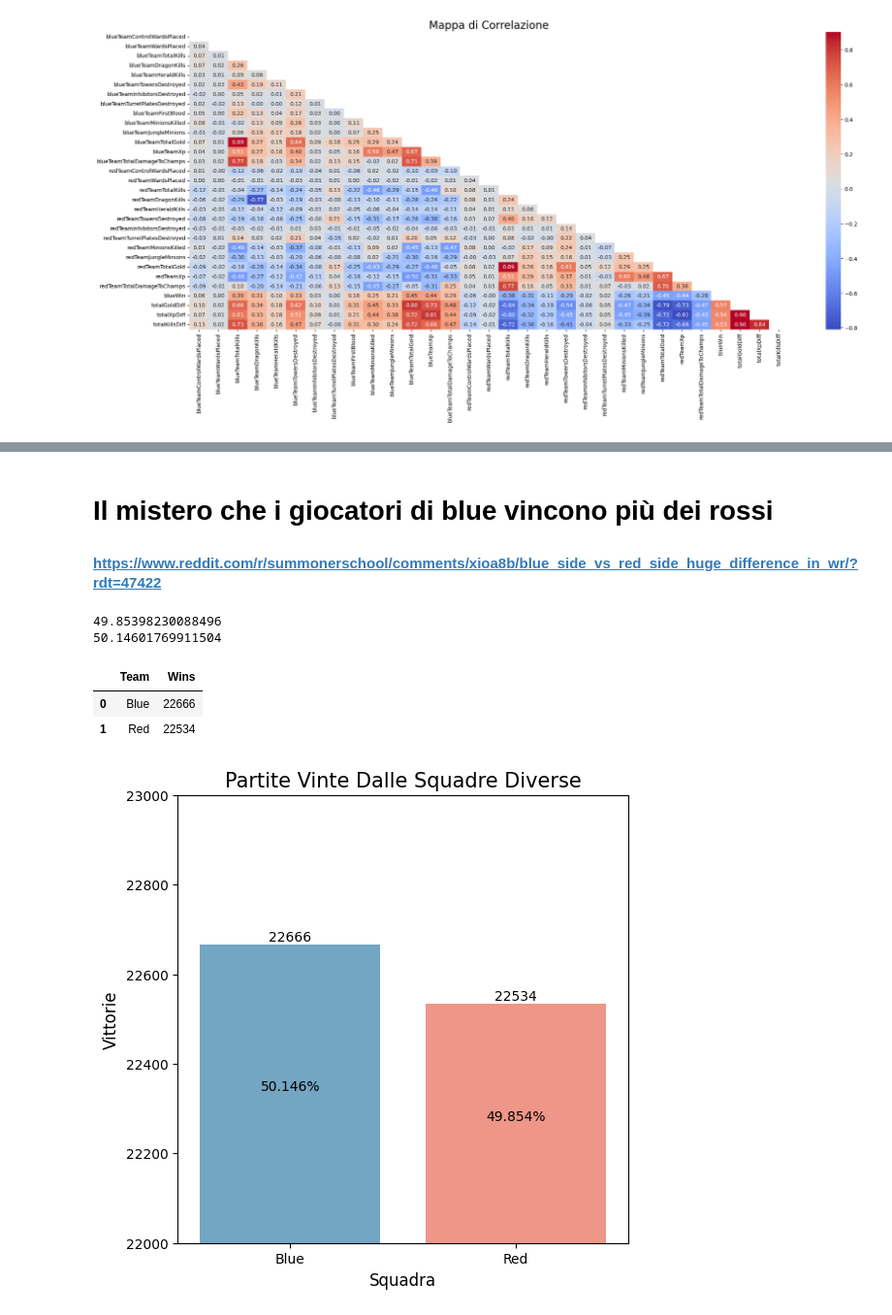
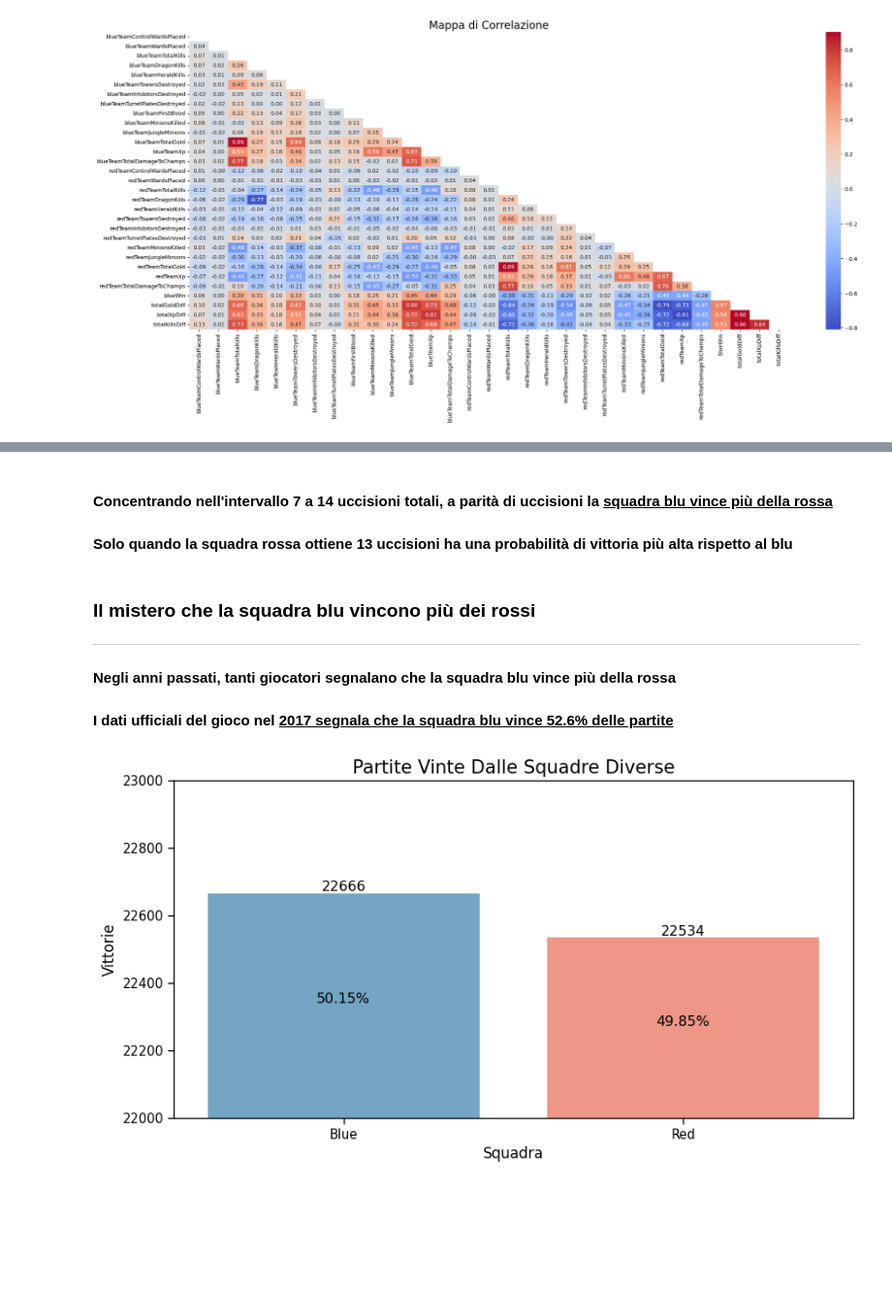
Before and after one commit to KOlCIqwq/Data_Science_Project, a Jupyter notebook: Final_Project/Main.ipynb, the cells around one changed output, grey strips where cells are left out. Shown at 97% size. Cells and saved outputs as stored; diff of their text form; code cells hidden in the pictures; blank space fills up the shorter version.

```diff
--- a/Final_Project/Main.ipynb
+++ b/Final_Project/Main.ipynb
@@ -249,7 +290,7 @@ kills_win_rates = pd.concat((bkills_win_rates,rkills_win_rates))
 kills_win_rates['team'] = 'blue'
 kills_win_rates.loc[39:, 'team'] = 'red'
 kills_win_rates['TotalKills'] = kills_win_rates['blueTeamTotalKills'].astype(int)
-display(kills_win_rates)
+#display(kills_win_rates)
 
 plt.figure(figsize=(15,6))
 darker_palette = {"blue": '#2166ac', "red": "#b2182b"}
@@ -259,9 +300,21 @@ for i, bar in enumerate(ax.patches):
     if 6.5 <= x <= 14.5:
         team = kills_win_rates.iloc[i % len(kills_win_rates)]['team']
         bar.set_color(darker_palette[team])
-plt.xlim(0,31)
-plt.title("Quante Uccisioni Servono Per Vincere La Partita", fontsize=20)
-plt.xlabel('Uccisioni Totali', fontsize=15)
-plt.ylabel('Percentuale di vittoria(%)', fontsize=15)
-#sns.lineplot(data=kills_win_rates,x="TotalKills", y = "Win_Rate", color="red", marker="o")
+count = 0
+for p in ax.patches:
+    if count == 9 or count == 12 or count == 15:
+        height = p.get_height()
+        ax.text(
+            x = p.get_x() + p.get_width() / 2.,
+            y = height + 1.5,
+            s = '{:1.0f}'.format(height) + "%",
+            ha="center",
+            va="bottom"
+        )
+    count+=1
+# Adding semicol. to suppress the output of labels
+plt.xlim(0,31);
+plt.title("Quante Uccisioni Servono Per Vincere La Partita", fontsize=20);
+plt.xlabel('Uccisioni Totali', fontsize=15);
+plt.ylabel('Percentuale di vittoria(%)', fontsize=15);
 # %% [output]
@@ -283,6 +322,11 @@ Text(0, 0.5, 'Percentuale di vittoria(%)')
-# %% [markdown]
-# Il mistero che i giocatori di blue vincono più dei rossi
-#### https://www.reddit.com/r/summonerschool/comments/xioa8b/blue_side_vs_red_side_huge_difference_in_wr/?rdt=47422
+# %% [markdown]
+#### Concentrando nell'intervallo 7 a 14 uccisioni totali, a parità di uccisioni la <ins>squadra blu vince più della rossa</ins>
+#### Solo quando la squadra rossa ottiene 13 uccisioni ha una probabilità di vittoria più alta rispetto al blu
+# %% [markdown]
+### Il mistero che la squadra blu vincono più dei rossi
+-----
+#### Negli anni passati, tanti giocatori segnalano che la squadra blu vince più della rossa
+#### I dati ufficiali del gioco nel <ins>2017 segnala che la squadra blu vince 52.6% delle partite</ins>
 # %%
 # Calculate win counts
 win_counts = df['blueWin'].value_counts()
@@ -293,52 +337,47 @@ total_matches = len(df)
 blueWinpercent = (blueWinMatch / total_matches) * 100
 redWinMatch = total_matches - df['blueWin'].sum()
 redWinpercent = (redWinMatch / total_matches) * 100
-print(redWinpercent)
-print(blueWinpercent)
+#print(redWinpercent)
+#print(blueWinpercent)
 # Create a DataFrame for visualization
 # Need to add the point of difference between 2 bars
 win_data = pd.DataFrame({
     'Team': ['Blue', 'Red'],
     'Wins': [blue_wins, red_wins]
 })
-display(win_data)
-plt.figure(figsize=(6,6))
+#display(win_data)
+plt.figure(figsize=(10,5))
 barplot = sns.barplot(x='Team', y = 'Wins', data=win_data, hue="Team",palette={"Blue":"#67a9cf","Red":"#ff8a76"})
 plt.ylim(22000,23000)
 plt.title("Partite Vinte Dalle Squadre Diverse", fontsize=15)
 plt.xlabel("Squadra",fontsize = 12)
 plt.ylabel("Vittorie",fontsize = 12)
 count = 0
 for p in barplot.patches:
     height = p.get_height()
     barplot.text(
         x = p.get_x() + p.get_width() / 2.,
         y = height + 0.5,
         s = '{:1.0f}'.format(height),
         ha="center",
         va="bottom"
     )
     if count == 0:
         barplot.text(
                 x = p.get_x() + p.get_width() / 2.,
                 y = (height + 22000) /2,
-                s = '{:0.3f}'.format((blue_wins / total_matches) * 100) + "%",
+                s = '{:0.2f}'.format((blue_wins / total_matches) * 100) + "%",
                 ha="center",
                 va="bottom"
                 )
         count+=1
     elif count == 1:
          barplot.text(
                 x = p.get_x() + p.get_width() / 2.,
                 y = (height + 22000) /2,
-                s = '{:0.3f}'.format((red_wins / total_matches) * 100) + "%",
+                s = '{:0.2f}'.format((red_wins / total_matches) * 100) + "%",
                 ha="center",
                 va="bottom"
             )
 # %% [output]
-49.85398230088496
-50.14601769911504
-|  | Team | Wins |
-| 0 | Blue | 22666 |
-| 1 | Red | 22534 |
-[figure, old version]
+[figure, new version]
```
Also changed, not shown: parts of 37 cells of this notebook.
